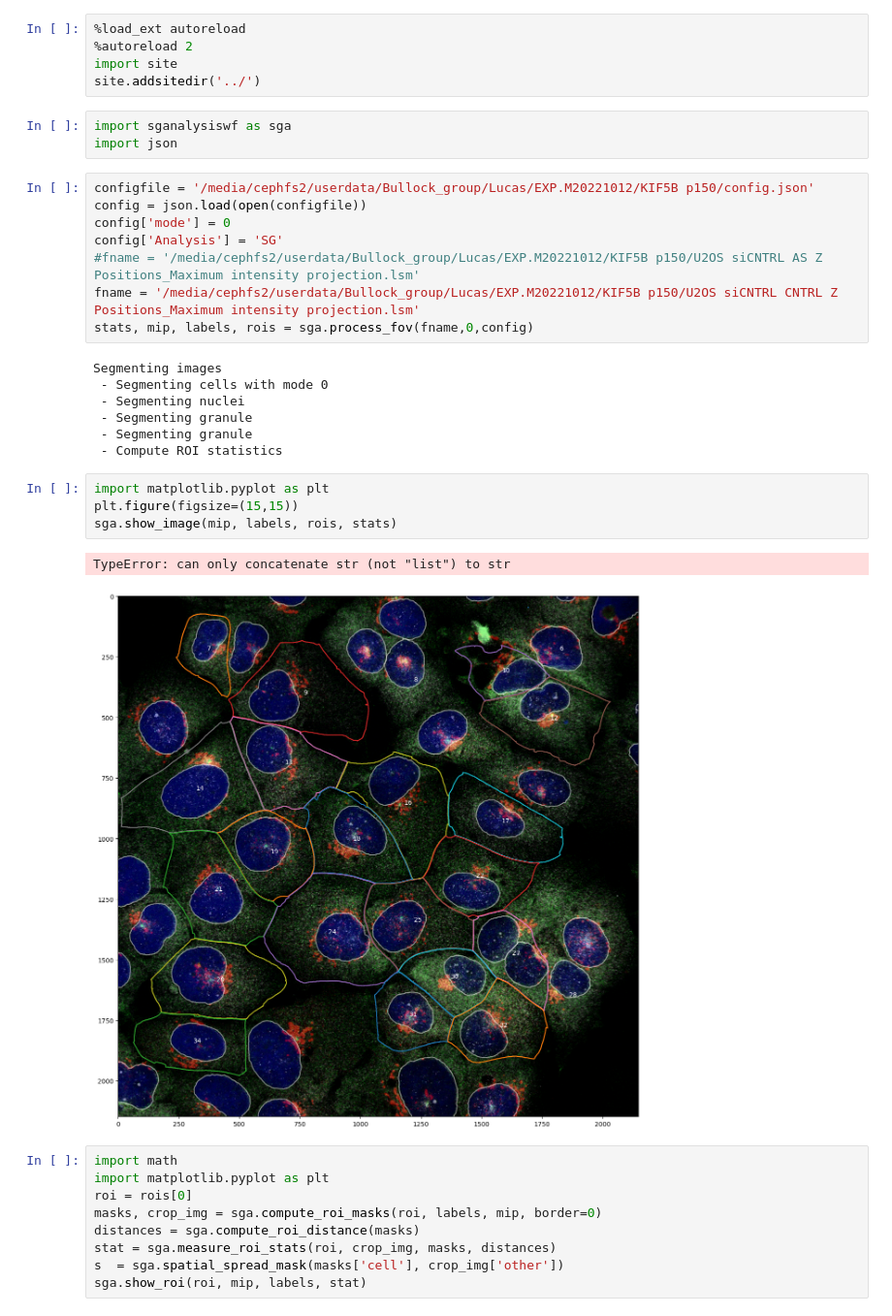
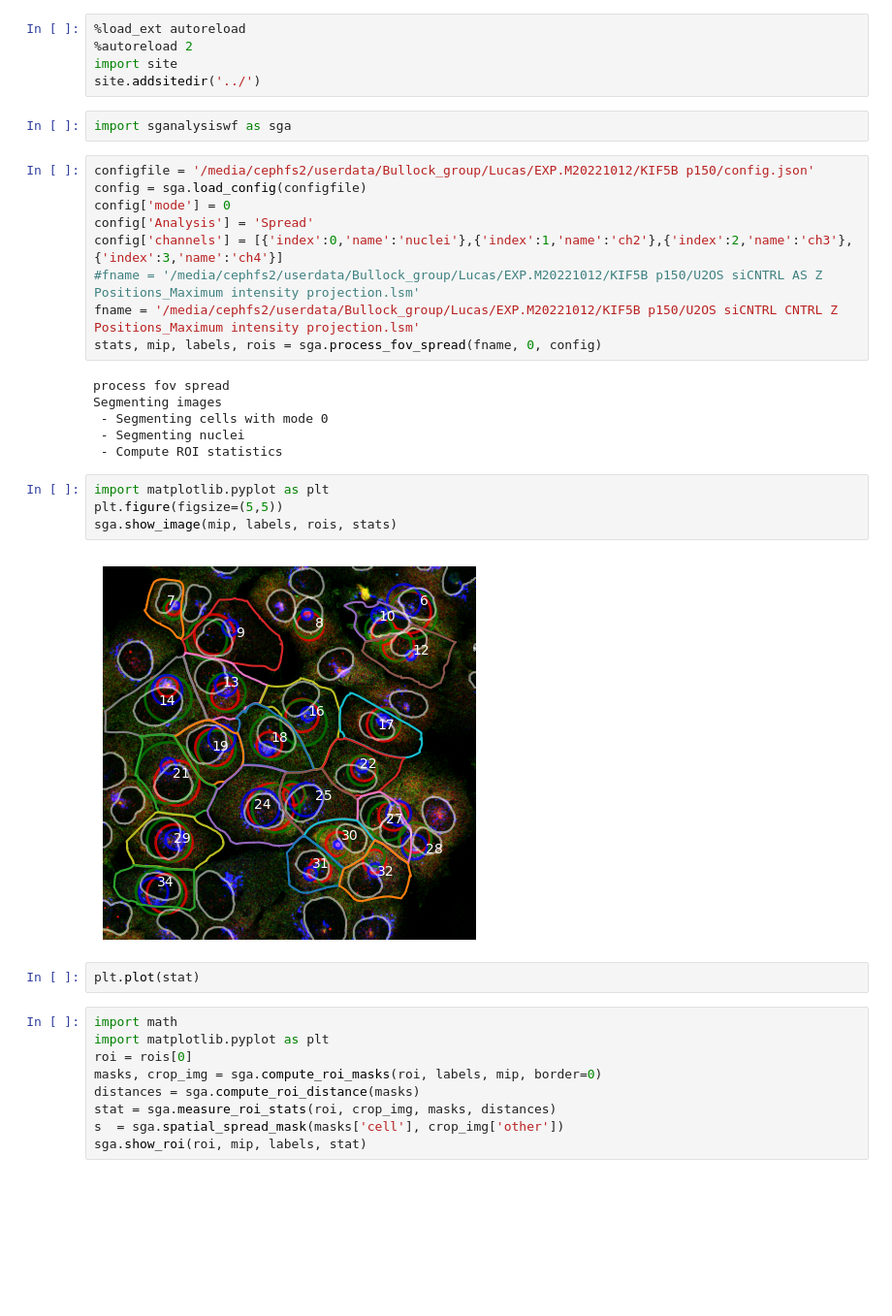
Before and after one commit to jboulanger/sganalysis, a Jupyter notebook: spreadtest1.ipynb, the cells around one changed output. Shown at 97% size. Saved outputs shown, nothing was run; the diff lists cells and outputs as text; blank space fills up the shorter version.

```diff
--- a/spreadtest1.ipynb
+++ b/spreadtest1.ipynb
@@ -5,29 +5,29 @@ import site
 site.addsitedir('../')
 # %%
 import sganalysiswf as sga
-import json
 # %%
 configfile = '/media/cephfs2/userdata/Bullock_group/Lucas/EXP.M20221012/KIF5B p150/config.json'
-config = json.load(open(configfile))
+config = sga.load_config(configfile)
 config['mode'] = 0
-config['Analysis'] = 'SG'
+config['Analysis'] = 'Spread'
+config['channels'] = [{'index':0,'name':'nuclei'},{'index':1,'name':'ch2'},{'index':2,'name':'ch3'},{'index':3,'name':'ch4'}]
 #fname = '/media/cephfs2/userdata/Bullock_group/Lucas/EXP.M20221012/KIF5B p150/U2OS siCNTRL AS Z Positions_Maximum intensity projection.lsm'
 fname = '/media/cephfs2/userdata/Bullock_group/Lucas/EXP.M20221012/KIF5B p150/U2OS siCNTRL CNTRL Z Positions_Maximum intensity projection.lsm'
-stats, mip, labels, rois = sga.process_fov(fname,0,config)
+stats, mip, labels, rois = sga.process_fov_spread(fname, 0, config)
 # %% [output]
+process fov spread
 Segmenting images
  - Segmenting cells with mode 0
  - Segmenting nuclei
- - Segmenting granule
- - Segmenting granule
  - Compute ROI statistics
 # %%
 import matplotlib.pyplot as plt
-plt.figure(figsize=(15,15))
+plt.figure(figsize=(5,5))
 sga.show_image(mip, labels, rois, stats)
 # %% [output]
-TypeError: can only concatenate str (not "list") to str
-[figure, old version]
+[figure, new version]
+# %%
+plt.plot(stat)
 # %%
 import math
 import matplotlib.pyplot as plt
```
Also changed, not shown: 2 other files.
